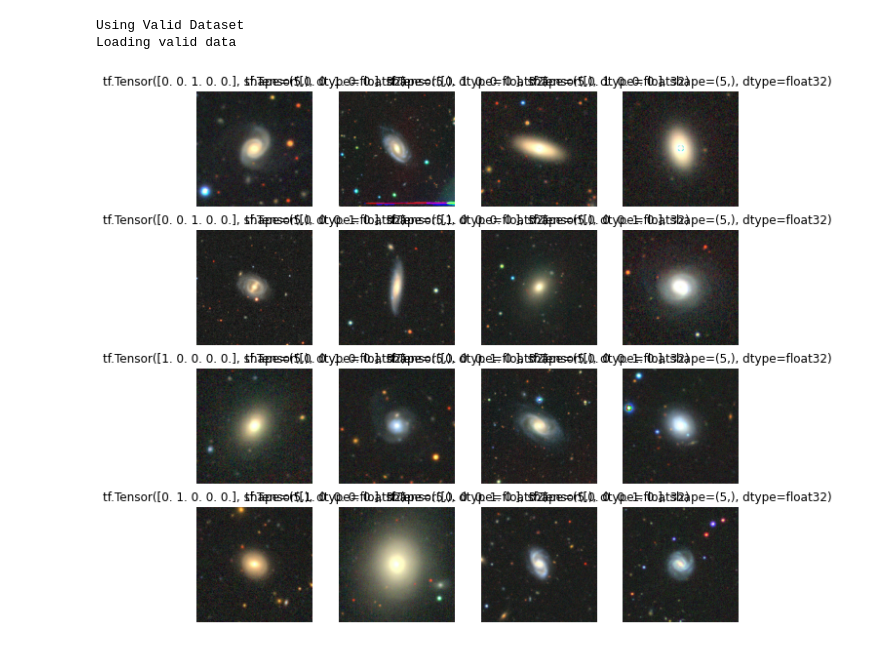
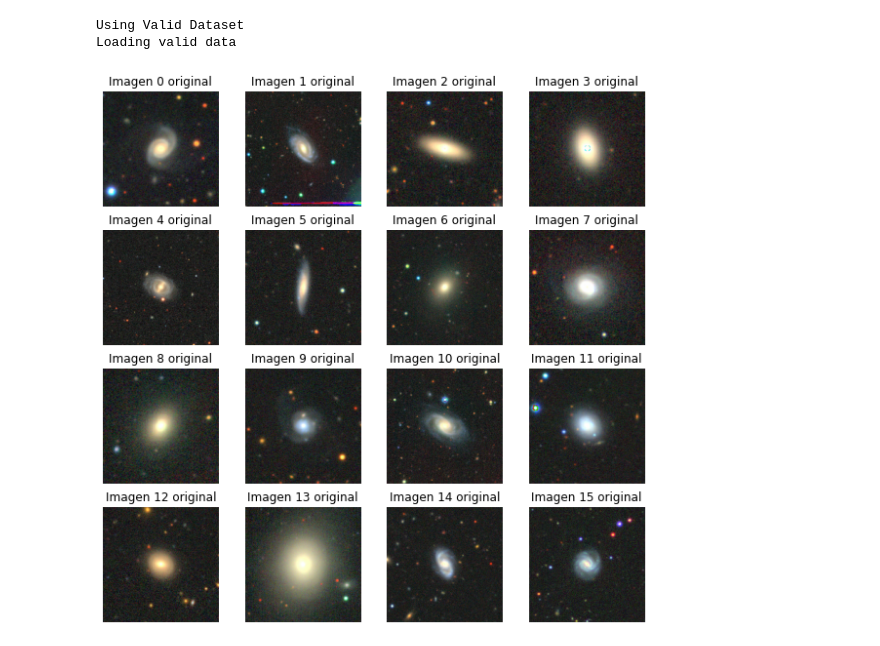
Before and after one commit to Pedri0/Modified-SimCLR, a Jupyter notebook: SimCLRTF2/Notebooks_for_debug/Create_ds-Load_data_with_custom_code.ipynb, the cells around one changed output. Cells and saved outputs as stored; diff of their text form; code cells hidden in the pictures.

```diff
--- a/SimCLRTF2/Notebooks_for_debug/Create_ds-Load_data_with_custom_code.ipynb
+++ b/SimCLRTF2/Notebooks_for_debug/Create_ds-Load_data_with_custom_code.ipynb
@@ -613,7 +613,8 @@ plt.figure(figsize=(10, 10))
 for i in range(16):
   ax = plt.subplot(4, 4, i + 1)
   plt.imshow(images_from_0to3[i])
-  label = label_batch[i]
-  plt.title(str(label))
+  #label = label_batch[i]
+  plt.title('Imagen {} procesada'.format(i))
   plt.axis("off")
+plt.savefig('proc.png')
 # %% [output]
@@ -626,15 +627,16 @@ Loading valid data
 # %%
 image_batch, label_batch = next(iter(ds_valid))
 images_from_0to3=[]
 for i in range(16):
     img1 = convert(image_batch[i,:,:,:].numpy())
     images_from_0to3.append(img1)
 plt.figure(figsize=(10, 10))
 for i in range(16):
   ax = plt.subplot(4, 4, i + 1)
   plt.imshow(images_from_0to3[i])
-  label = label_batch[i]
-  plt.title(str(label))
+  #label = label_batch[i]
+  plt.title('Imagen {} original'.format(i))
   plt.axis("off")
+plt.savefig('orig.png')
 # %% [output]
-[figure, old version]
+[figure, new version]
```
Also changed, not shown: parts of 1 cell of this notebook, 15 other files.
